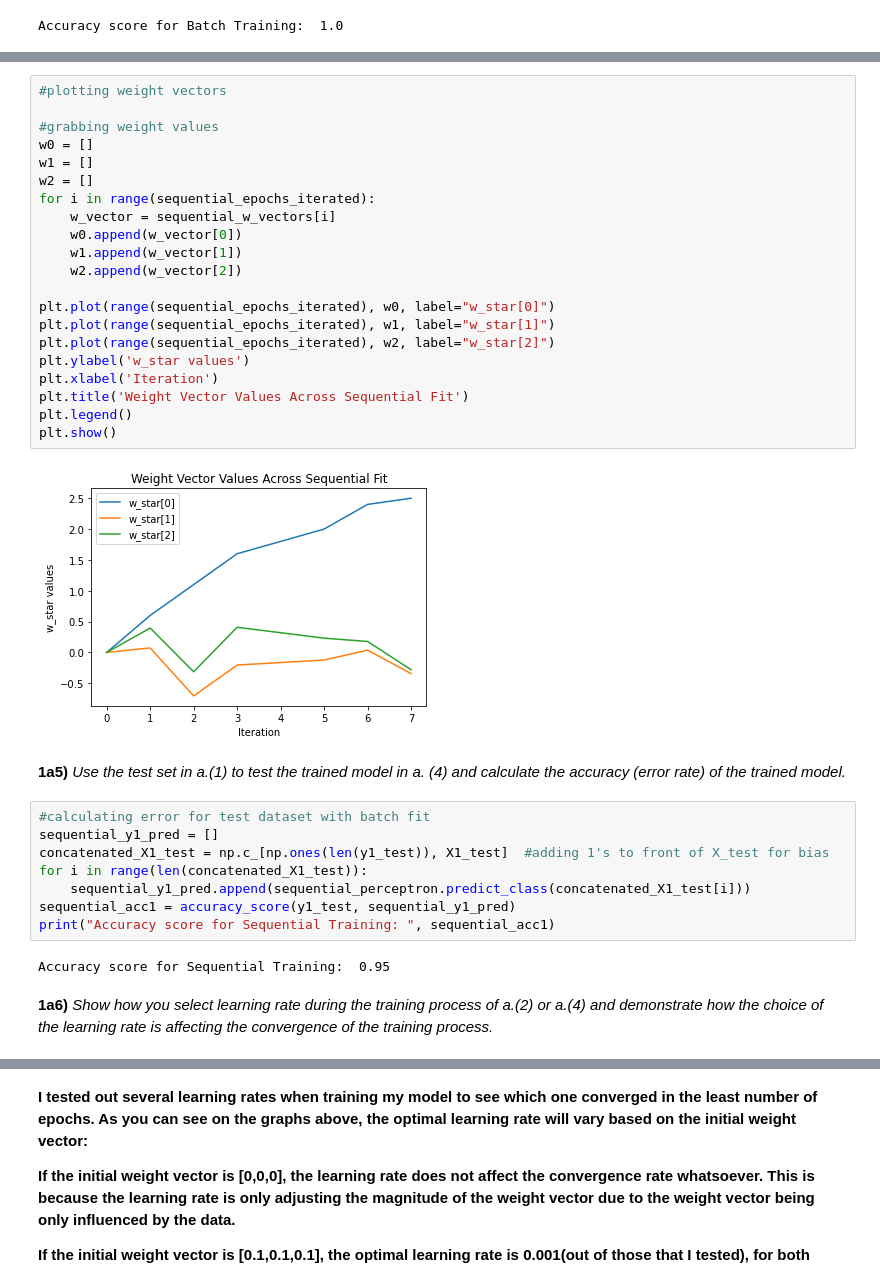
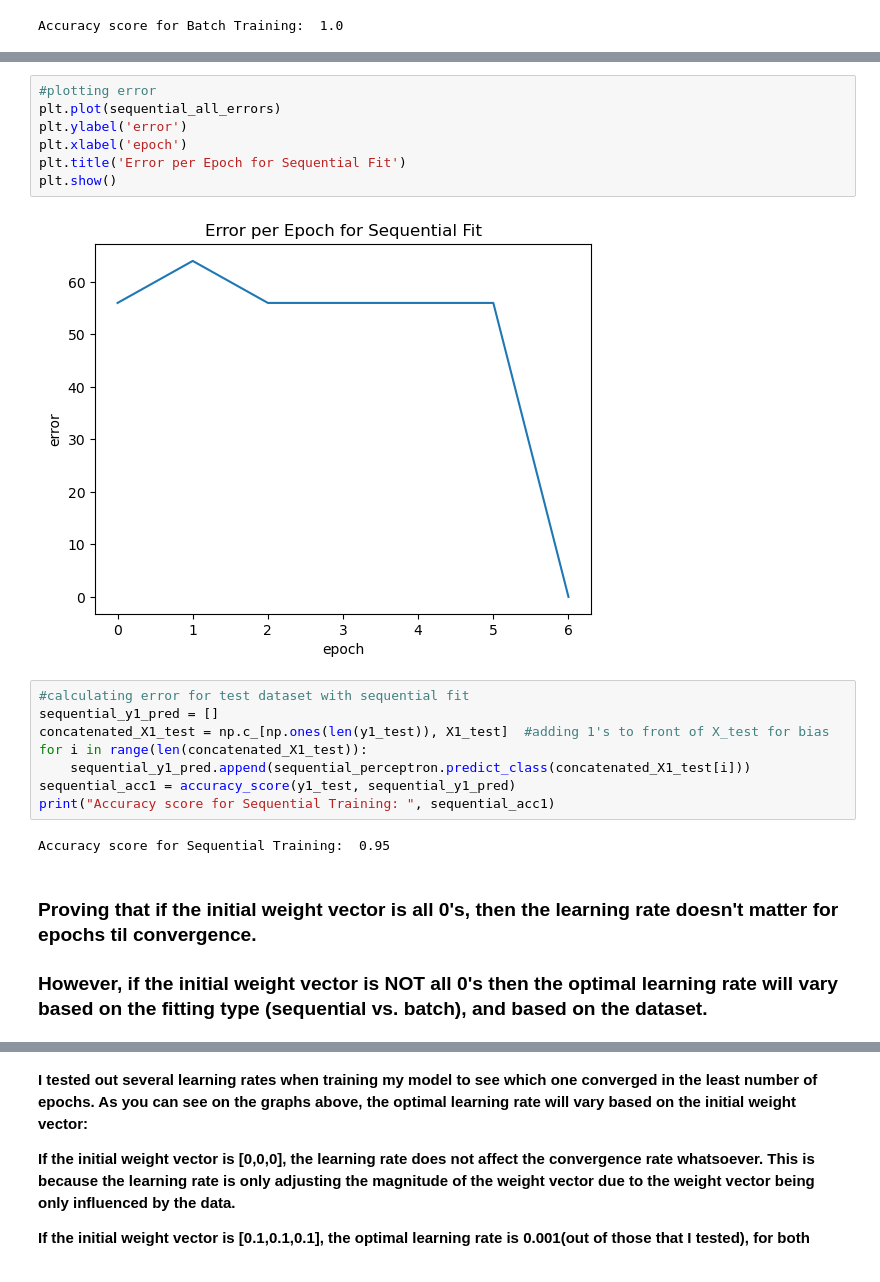
Before and after one commit to Yosenky/Perceptron-ML-Model, a Jupyter notebook: Perceptron-Model.ipynb, the cells around one changed output, grey strips where cells are left out. Cells and saved outputs as stored; diff of their text form.

```diff
--- a/Perceptron-Model.ipynb
+++ b/Perceptron-Model.ipynb
@@ -387,31 +376,14 @@ sequential_perceptron.plot_final()
 # %%
-#plotting weight vectors
-
-#grabbing weight values
-w0 = []
-w1 = []
-w2 = []
-for i in range(sequential_epochs_iterated):
-    w_vector = sequential_w_vectors[i]
-    w0.append(w_vector[0])
-    w1.append(w_vector[1])
-    w2.append(w_vector[2])
-
-plt.plot(range(sequential_epochs_iterated), w0, label="w_star[0]")
-plt.plot(range(sequential_epochs_iterated), w1, label="w_star[1]")
-plt.plot(range(sequential_epochs_iterated), w2, label="w_star[2]")
-plt.ylabel('w_star values')
-plt.xlabel('Iteration')
-plt.title('Weight Vector Values Across Sequential Fit')
-plt.legend()
+#plotting error
+plt.plot(sequential_all_errors)
+plt.ylabel('error')
+plt.xlabel('epoch')
+plt.title('Error per Epoch for Sequential Fit')
 plt.show()
 # %% [output]
-[figure, old version]
+[figure, new version]
-# %% [markdown]
-__1a5)__ _Use the test set in a.(1) to test the trained model in a. (4) and calculate the accuracy
-(error rate) of the trained model._
 # %%
-#calculating error for test dataset with batch fit
+#calculating error for test dataset with sequential fit
 sequential_y1_pred = []
 concatenated_X1_test = np.c_[np.ones(len(y1_test)), X1_test]  #adding 1's to front of X_test for bias
 for i in range(len(concatenated_X1_test)):
@@ -420,10 +392,9 @@ sequential_acc1 = accuracy_score(y1_test, sequential_y1_pred)
 print("Accuracy score for Sequential Training: ", sequential_acc1)
 # %% [output]
 Accuracy score for Sequential Training:  0.95
-# %% [markdown]
-__1a6)__ _Show how you select learning rate during the training process of a.(2) or a.(4) and
-demonstrate how the choice of the learning rate is affecting the convergence of the
-training process._
+# %% [markdown]
+### Proving that if the initial weight vector is all 0's, then the learning rate doesn't matter for epochs til convergence.
+### However, if the initial weight vector is NOT all 0's then the optimal learning rate will vary based on the fitting type (sequential vs. batch), and based on the dataset.
 # %%
 #
 #INITIAL WEIGHT VECTOR IS [0,0,0]
```
Also changed, not shown: parts of 25 cells of this notebook.
